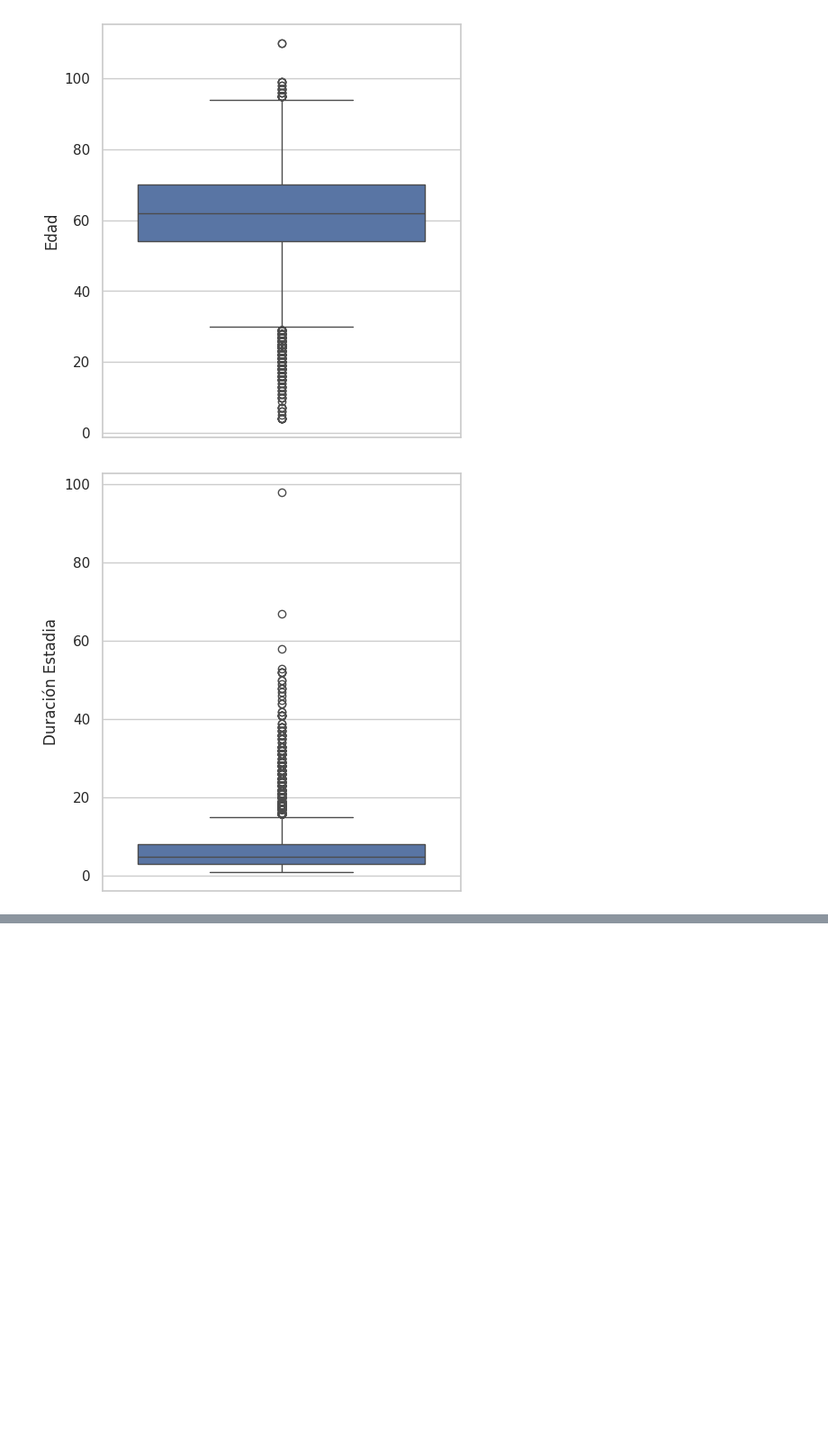
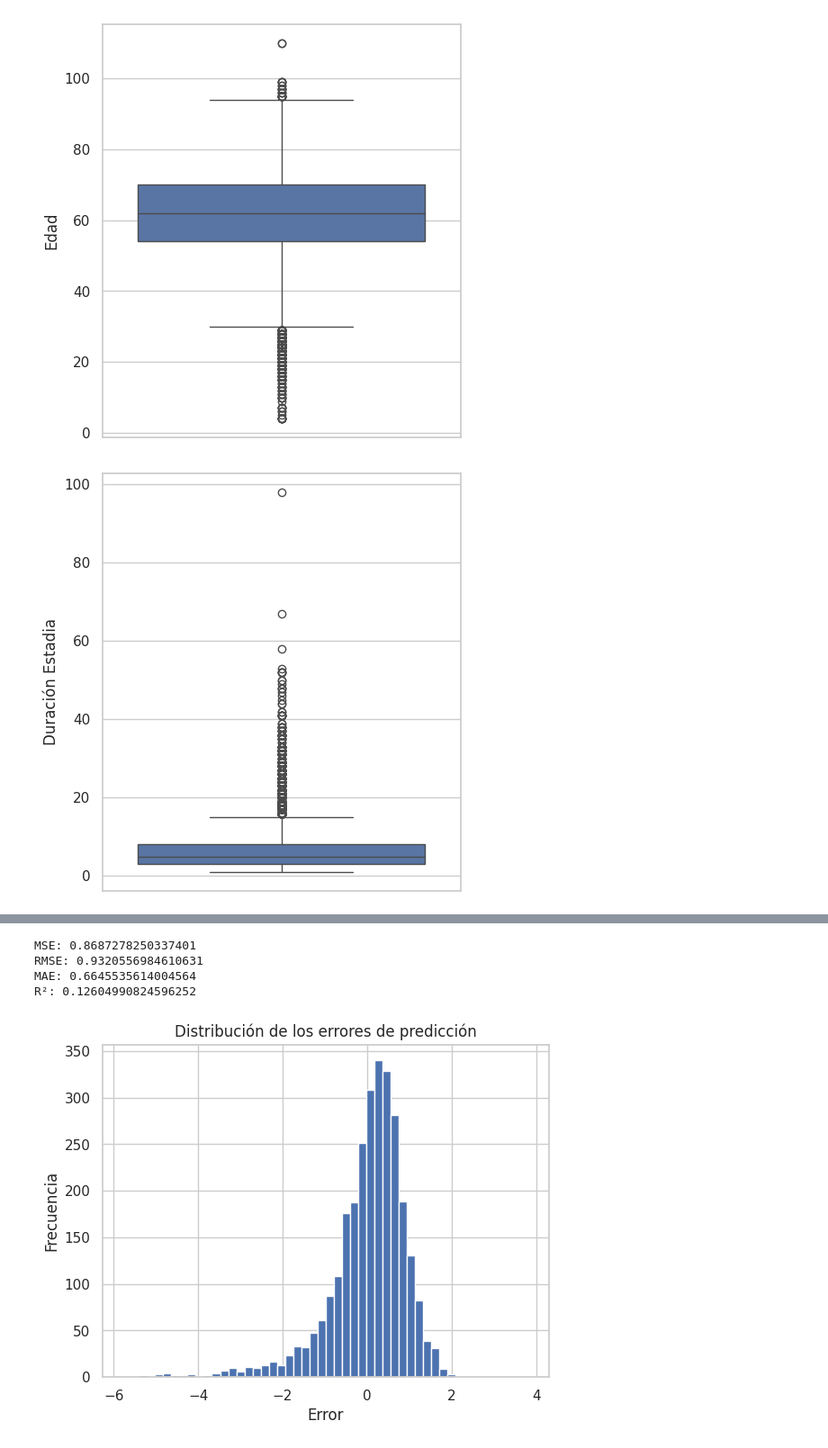
Before and after one commit to Estefaniagz/Proyecto_nocountry, a Jupyter notebook: explore.ipynb, the cells around one changed output, grey strips where cells are left out. Shown at 90% size. Drawn from its saved outputs; the diff is of its cells as text; code cells hidden in the pictures; blank space fills up the shorter version.

Commit message:
pruebas

```diff
--- a/explore.ipynb
+++ b/explore.ipynb
@@ -1651,0 +1313,4 @@ weighted avg       0.11      0.16      0.12      2879
+# %%
+from xgboost import XGBRegressor
+model = XGBRegressor(n_estimators=200, learning_rate=0.05)
+model.fit(X_train, y_train)
@@ -1651,0 +1374,8 @@ weighted avg       0.11      0.16      0.12      2879
+# %%
+from xgboost import XGBRegressor
+
+# Inicializamos el modelo con los mejores parámetros
+model = XGBRegressor(learning_rate=0.05, max_depth=3, n_estimators=300)
+
+# Ajustamos el modelo con los datos de entrenamiento
+model.fit(X_train, y_train)
@@ -1651,0 +1394,34 @@ weighted avg       0.11      0.16      0.12      2879
+# %%
+from sklearn.metrics import mean_squared_error, mean_absolute_error, r2_score
+
+# Predicciones en los datos de prueba
+y_pred = model.predict(X_test)
+
+# Evaluación de las métricas
+mse = mean_squared_error(y_test, y_pred)
+rmse = mean_squared_error(y_test, y_pred, squared=False)
+mae = mean_absolute_error(y_test, y_pred)
+r2 = r2_score(y_test, y_pred)
+
+# Imprimir las métricas
+print("MSE:", mse)
+print("RMSE:", rmse)
+print("MAE:", mae)
+print("R²:", r2)
+# %% [output]
+MSE: 0.8687278250337401
+RMSE: 0.9320556984610631
+MAE: 0.6645535614004564
+R²: 0.12604990824596252
+# %%
+import matplotlib.pyplot as plt
+
+# Graficar los errores (residuos)
+errors = y_pred - y_test
+plt.hist(errors, bins=50)
+plt.title("Distribución de los errores de predicción")
+plt.xlabel("Error")
+plt.ylabel("Frecuencia")
+plt.show()
+# %% [output]
+[figure, added]
```
Also changed, not shown: parts of 53 cells of this notebook, 1 other file.
